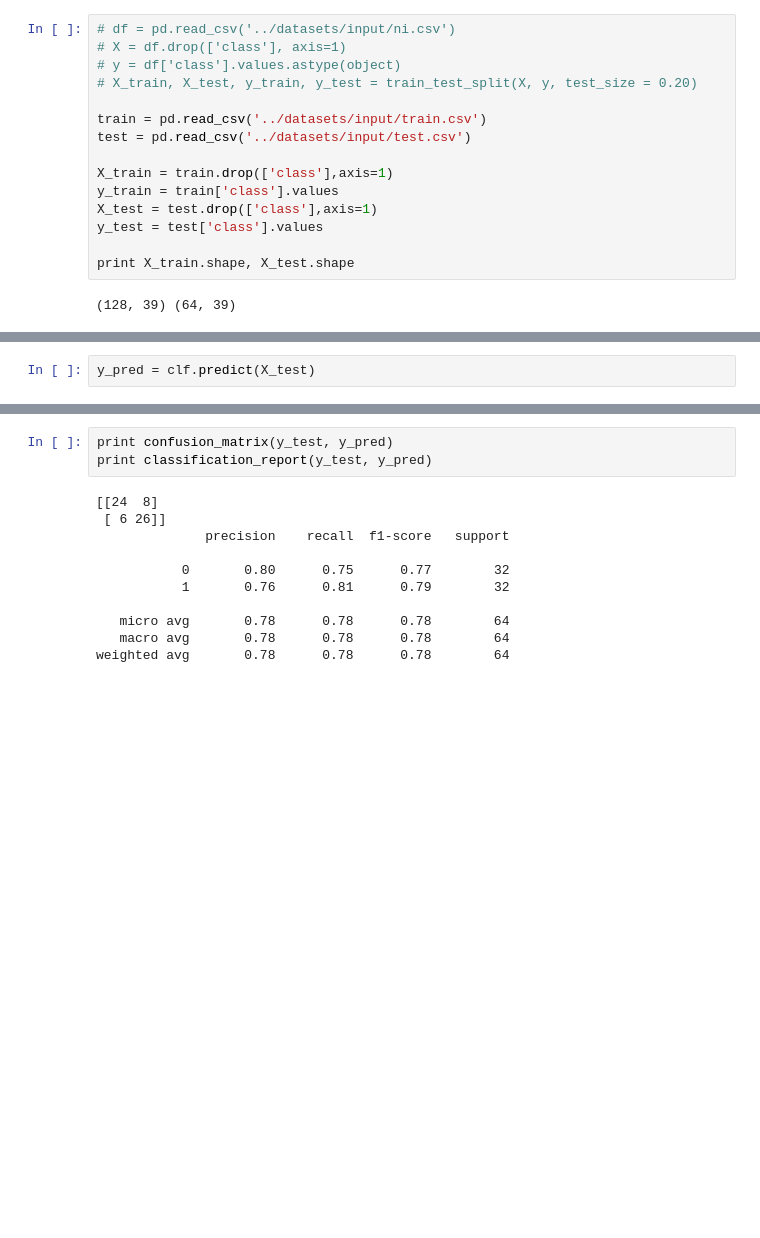
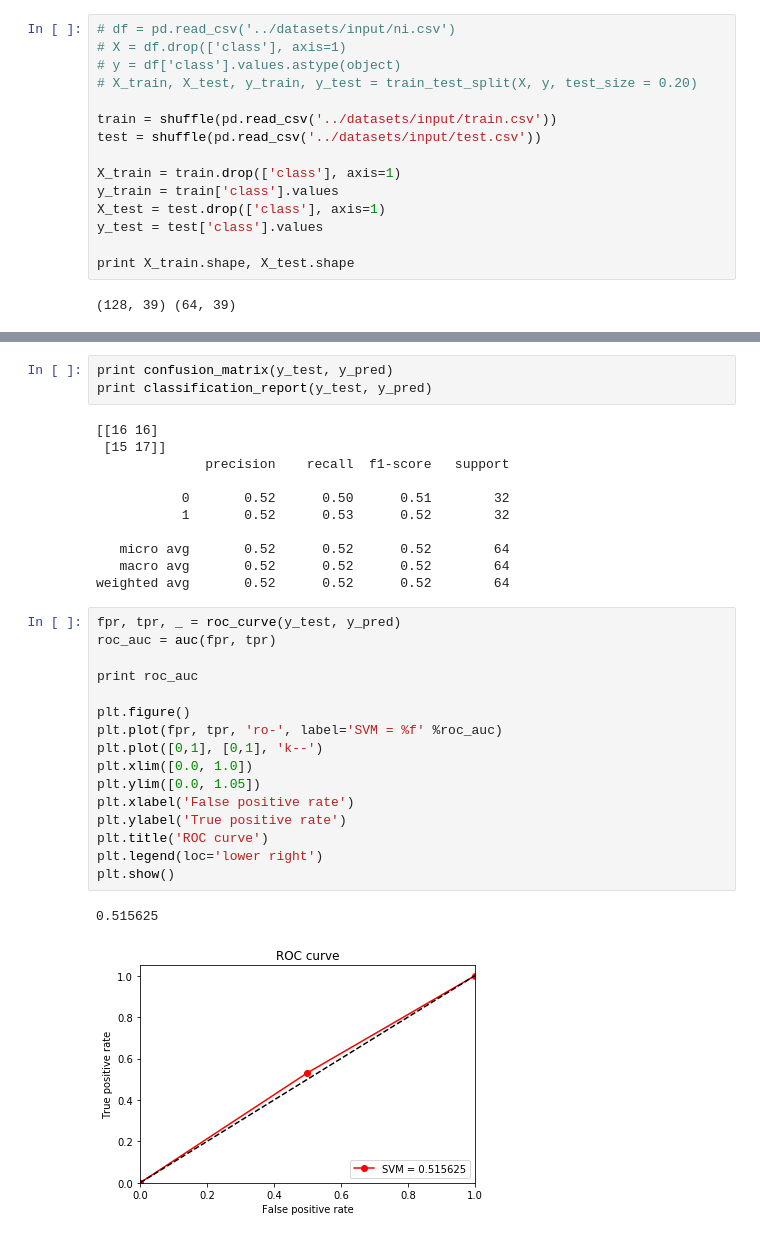
Before and after one commit to maarlf/vasp, a Jupyter notebook: notebooks/VASP-2D_Experiments.ipynb, the cells around one changed output, grey strips where cells are left out. Cells and saved outputs as stored; diff of their text form; blank space fills up the shorter version.

Commit message:
add cv and roc curve

```diff
--- a/notebooks/VASP-2D_Experiments.ipynb
+++ b/notebooks/VASP-2D_Experiments.ipynb
@@ -20,12 +24,12 @@ print os.listdir('../datasets/input')
 # y = df['class'].values.astype(object)
 # X_train, X_test, y_train, y_test = train_test_split(X, y, test_size = 0.20)
 
-train = pd.read_csv('../datasets/input/train.csv')
-test = pd.read_csv('../datasets/input/test.csv')
+train = shuffle(pd.read_csv('../datasets/input/train.csv'))
+test = shuffle(pd.read_csv('../datasets/input/test.csv'))
 
-X_train = train.drop(['class'],axis=1)
+X_train = train.drop(['class'], axis=1)
 y_train = train['class'].values
-X_test = test.drop(['class'],axis=1)
+X_test = test.drop(['class'], axis=1)
 y_test = test['class'].values
 
 print X_train.shape, X_test.shape
@@ -42,2 +37,0 @@ SVC(C=1.0, cache_size=200, class_weight=None, coef0=0.0,
-# %%
-y_pred = clf.predict(X_test)
@@ -45,13 +69,32 @@ y_pred = clf.predict(X_test)
 print confusion_matrix(y_test, y_pred)
 print classification_report(y_test, y_pred)
 # %% [output]
-[[24  8]
- [ 6 26]]
+[[16 16]
+ [15 17]]
               precision    recall  f1-score   support
 
-           0       0.80      0.75      0.77        32
-           1       0.76      0.81      0.79        32
+           0       0.52      0.50      0.51        32
+           1       0.52      0.53      0.52        32
 
-   micro avg       0.78      0.78      0.78        64
-   macro avg       0.78      0.78      0.78        64
-weighted avg       0.78      0.78      0.78        64
+   micro avg       0.52      0.52      0.52        64
+   macro avg       0.52      0.52      0.52        64
+weighted avg       0.52      0.52      0.52        64
+# %%
+fpr, tpr, _ = roc_curve(y_test, y_pred)
+roc_auc = auc(fpr, tpr)
+
+print roc_auc
+
+plt.figure()
+plt.plot(fpr, tpr, 'ro-', label='SVM = %f' %roc_auc)
+plt.plot([0,1], [0,1], 'k--')
+plt.xlim([0.0, 1.0])
+plt.ylim([0.0, 1.05])
+plt.xlabel('False positive rate')
+plt.ylabel('True positive rate')
+plt.title('ROC curve')
+plt.legend(loc='lower right')
+plt.show()
+# %% [output]
+0.515625
+[figure, added]
```
Also changed, not shown: parts of 5 cells of this notebook.
